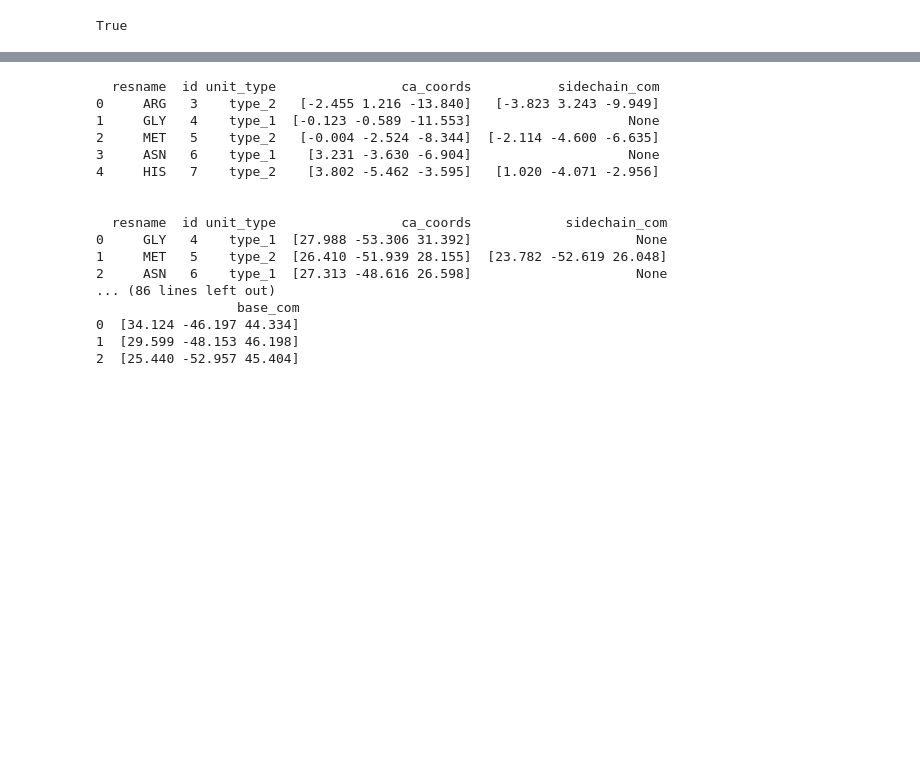
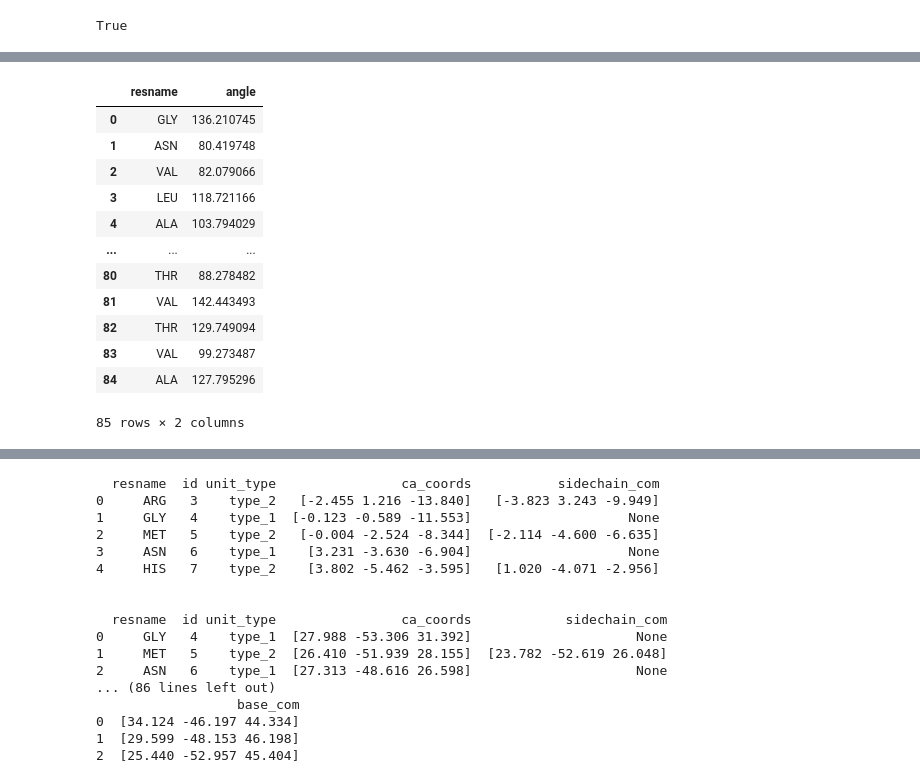
Before and after one commit to M4Marvin/Dissertation-MS, a Jupyter notebook: ClassTests.ipynb, the cells around one changed output, grey strips where cells are left out. Cells and saved outputs as stored; diff of their text form; code cells hidden in the pictures; blank space fills up the shorter version.

```diff
--- a/ClassTests.ipynb
+++ b/ClassTests.ipynb
@@ -83,0 +125,17 @@ Number of units: 3
+# %%
+df_bbs = chain1.get_bbs_angles()
+df_bbs
+# %% [output]
+|  | resname | angle |
+| 0 | GLY | 136.210745 |
+| 1 | ASN | 80.419748 |
+| 2 | VAL | 82.079066 |
+| 3 | LEU | 118.721166 |
+| 4 | ALA | 103.794029 |
+| ... | ... | ... |
+| 80 | THR | 88.278482 |
+| 81 | VAL | 142.443493 |
+| 82 | THR | 129.749094 |
+| 83 | VAL | 99.273487 |
+| 84 | ALA | 127.795296 |
+85 rows × 2 columns
```
Also changed, not shown: parts of 17 cells of this notebook, 5 other files.
